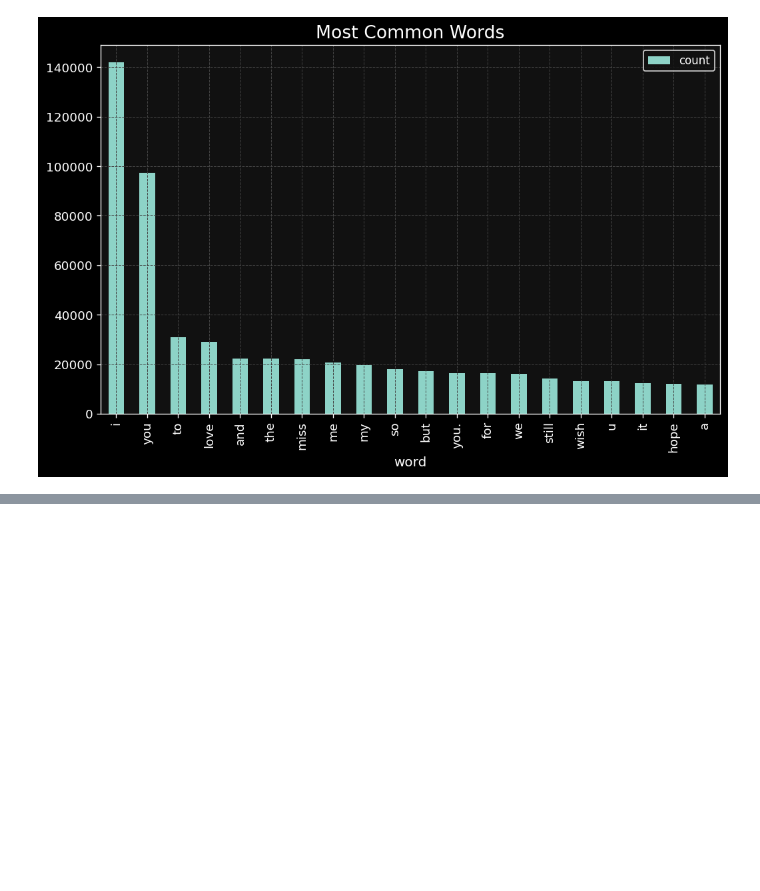
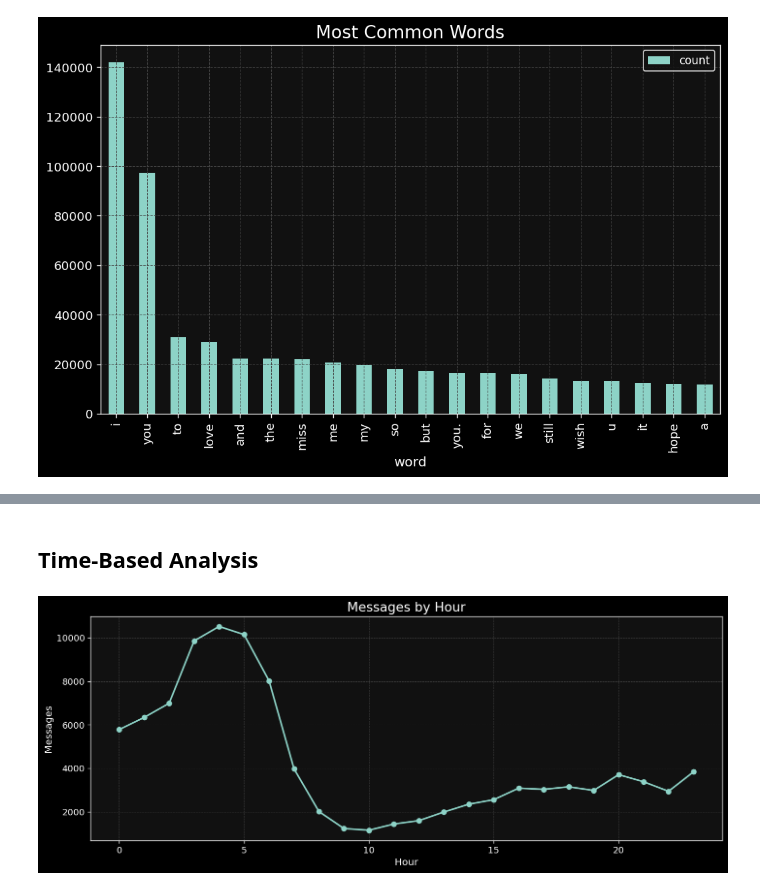
Before and after one commit to 456zamir8/Data_Science_Projects, a Jupyter notebook: Unsent_data/Unsent_project.ipynb, the cells around one changed output, grey strips where cells are left out. Cells and saved outputs as stored; diff of their text form; code cells hidden in the pictures; blank space fills up the shorter version.

```diff
--- a/Unsent_data/Unsent_project.ipynb
+++ b/Unsent_data/Unsent_project.ipynb
@@ -232,0 +247,20 @@ plt.show()
+# %% [markdown]
+## **Time-Based Analysis**
+# %%
+plt.figure(figsize=(14, 5))
+
+df['hour'] = pd.to_datetime(
+    df['time'].astype(str),
+    format='%H:%M:%S'
+).dt.hour
+
+df['hour'].value_counts().sort_index()
+
+df['hour'].value_counts().sort_index().plot(kind='line', marker='o')
+
+plt.xlabel('Hour')
+plt.ylabel('Messages')
+plt.title('Messages by Hour')
+plt.show()
+# %% [output]
+[figure, added]
```
Also changed, not shown: parts of 12 cells of this notebook.
